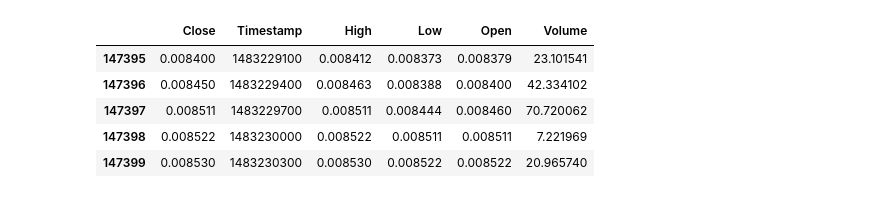
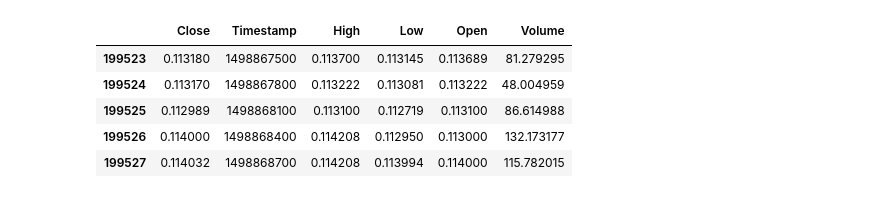
Before and after one commit to yook00627/AICryptoTrading-master, a Jupyter notebook: crypto_predict.ipynb, the cells around one changed output. Saved outputs shown, nothing was run; the diff lists cells and outputs as text; code cells hidden in the pictures.

```diff
--- a/crypto_predict.ipynb
+++ b/crypto_predict.ipynb
@@ -17,30 +17,30 @@ CONFIG
 # %%
 import numpy as np
 import pandas as pd
 from sklearn.preprocessing import MinMaxScaler
 from pandas import read_csv
 from pandas import DataFrame
 from pandas import concat
 from matplotlib import pyplot
 
 #data file path
 dfp = ''.join([CONFIG['folder']['data'], CONFIG['csv_src_file'], '.csv'])
 
 #Columns of price data to use
 columns = CONFIG['columns']
 # df = pd.read_csv(dfp).dropna().tail(1000000)
 dataset = pd.read_csv(dfp)
 
 # to drop values before 2018 1514764800, March 2018 1519862400, July 2017 1498867200
-dataset = dataset[dataset.Timestamp > 1483228800]
+dataset = dataset[dataset.Timestamp > 1498867200]
 dataset.head()
 # %% [output]
 |  | Close | Timestamp | High | Low | Open | Volume |
-| 147395 | 0.008400 | 1483229100 | 0.008412 | 0.008373 | 0.008379 | 23.101541 |
-| 147396 | 0.008450 | 1483229400 | 0.008463 | 0.008388 | 0.008400 | 42.334102 |
-| 147397 | 0.008511 | 1483229700 | 0.008511 | 0.008444 | 0.008460 | 70.720062 |
-| 147398 | 0.008522 | 1483230000 | 0.008522 | 0.008511 | 0.008511 | 7.221969 |
-| 147399 | 0.008530 | 1483230300 | 0.008530 | 0.008522 | 0.008522 | 20.965740 |
+| 199523 | 0.113180 | 1498867500 | 0.113700 | 0.113145 | 0.113689 | 81.279295 |
+| 199524 | 0.113170 | 1498867800 | 0.113222 | 0.113081 | 0.113222 | 48.004959 |
+| 199525 | 0.112989 | 1498868100 | 0.113100 | 0.112719 | 0.113100 | 86.614988 |
+| 199526 | 0.114000 | 1498868400 | 0.114208 | 0.112950 | 0.113000 | 132.173177 |
+| 199527 | 0.114032 | 1498868700 | 0.114208 | 0.113994 | 0.114000 | 115.782015 |
 # %%
 values = dataset.loc[:,columns].values
 # %%
```
Also changed, not shown: parts of 8 cells of this notebook, 1 other file.
